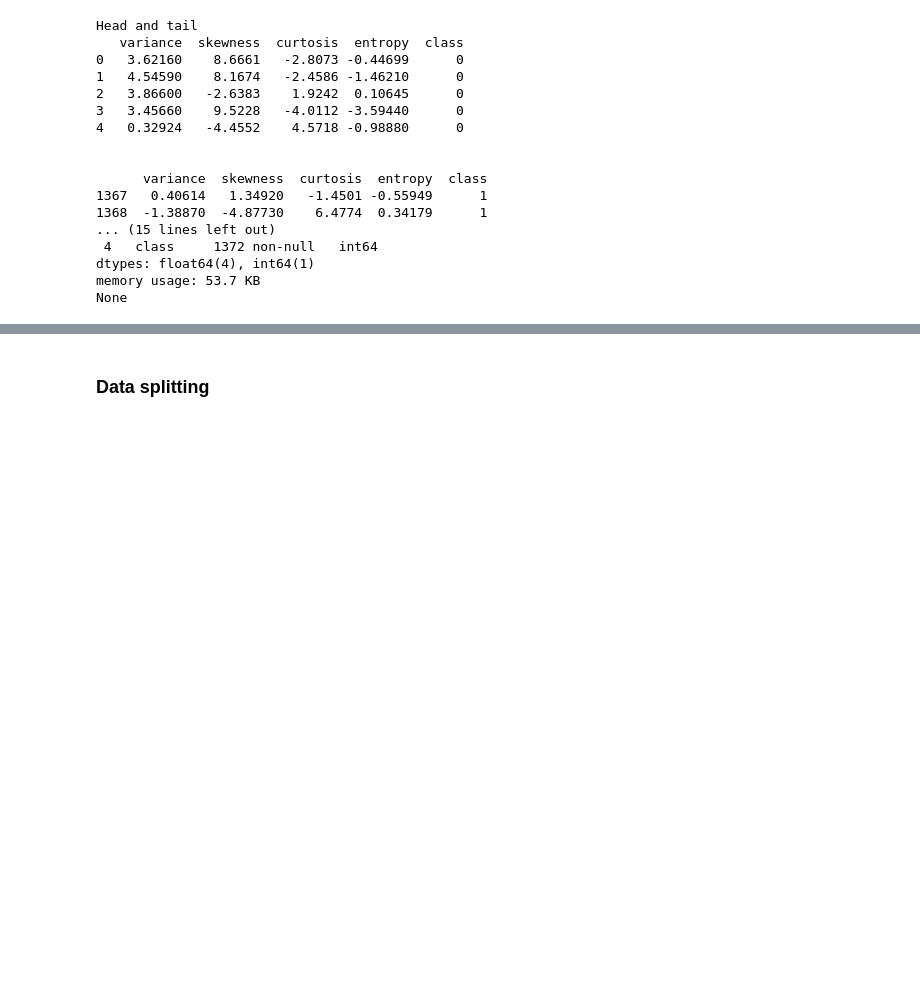
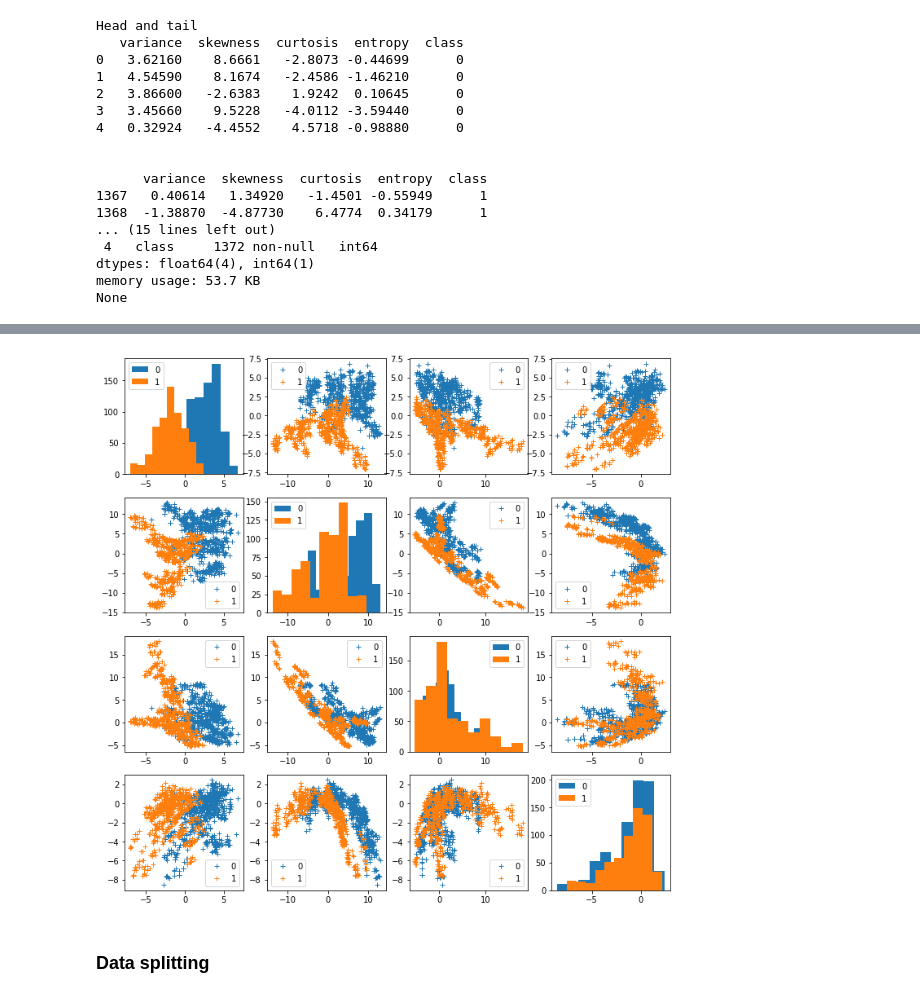
Before and after one commit to argetskulblaka/coding_practice, a Jupyter notebook: nndesign/NNDesignChapter4.ipynb, the cells around one changed output, grey strips where cells are left out. Saved outputs shown, nothing was run; the diff lists cells and outputs as text; code cells hidden in the pictures; blank space fills up the shorter version.

Commit message:
refactored perceptron code to use homemade pair-plot function; TO-DO = work out axes labels

```diff
--- a/nndesign/NNDesignChapter4.ipynb
+++ b/nndesign/NNDesignChapter4.ipynb
@@ -161,3 +58,7 @@ plt.legend()
+# %%
+plot_pairs.plot_pairs(df, 12)
+# %% [output]
+[figure, added]
 # %% [markdown]
 ### Data splitting
 # %%
```
Also changed, not shown: parts of 29 cells of this notebook, 2 other files.
